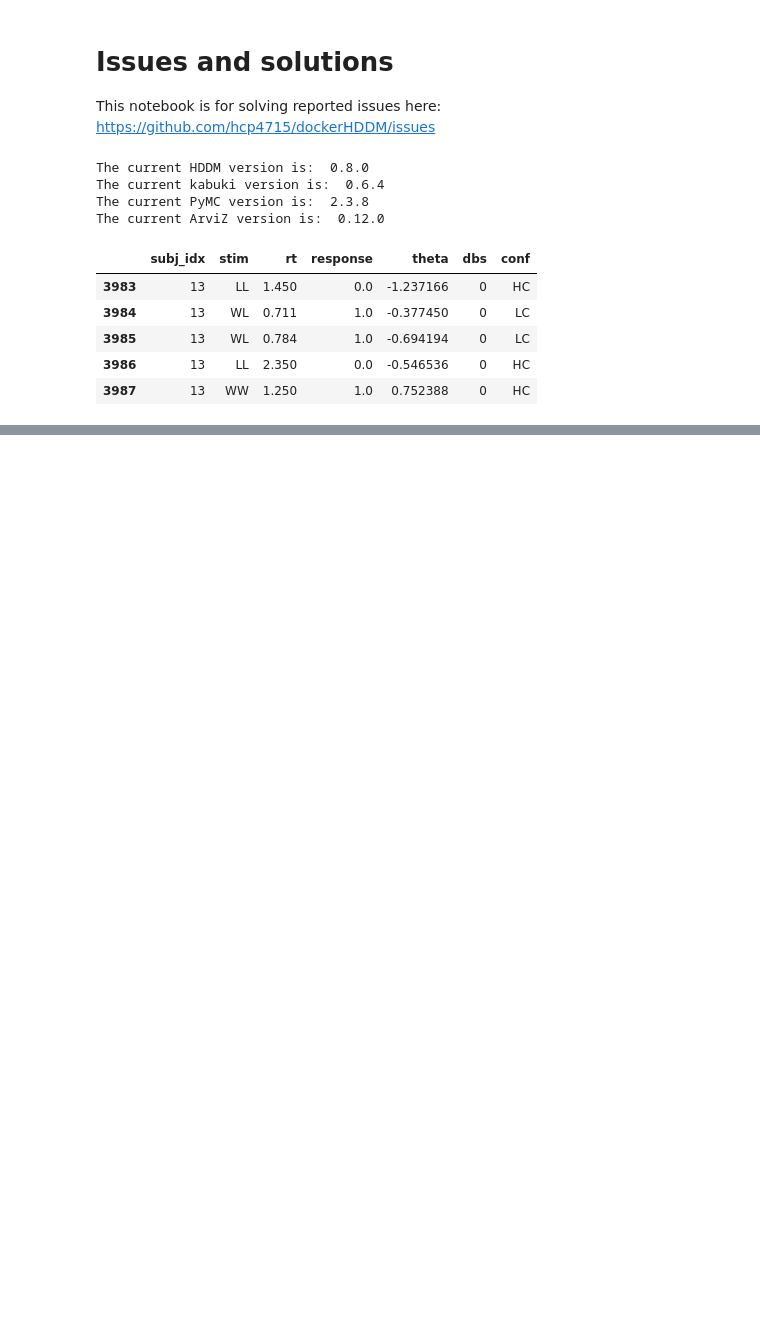
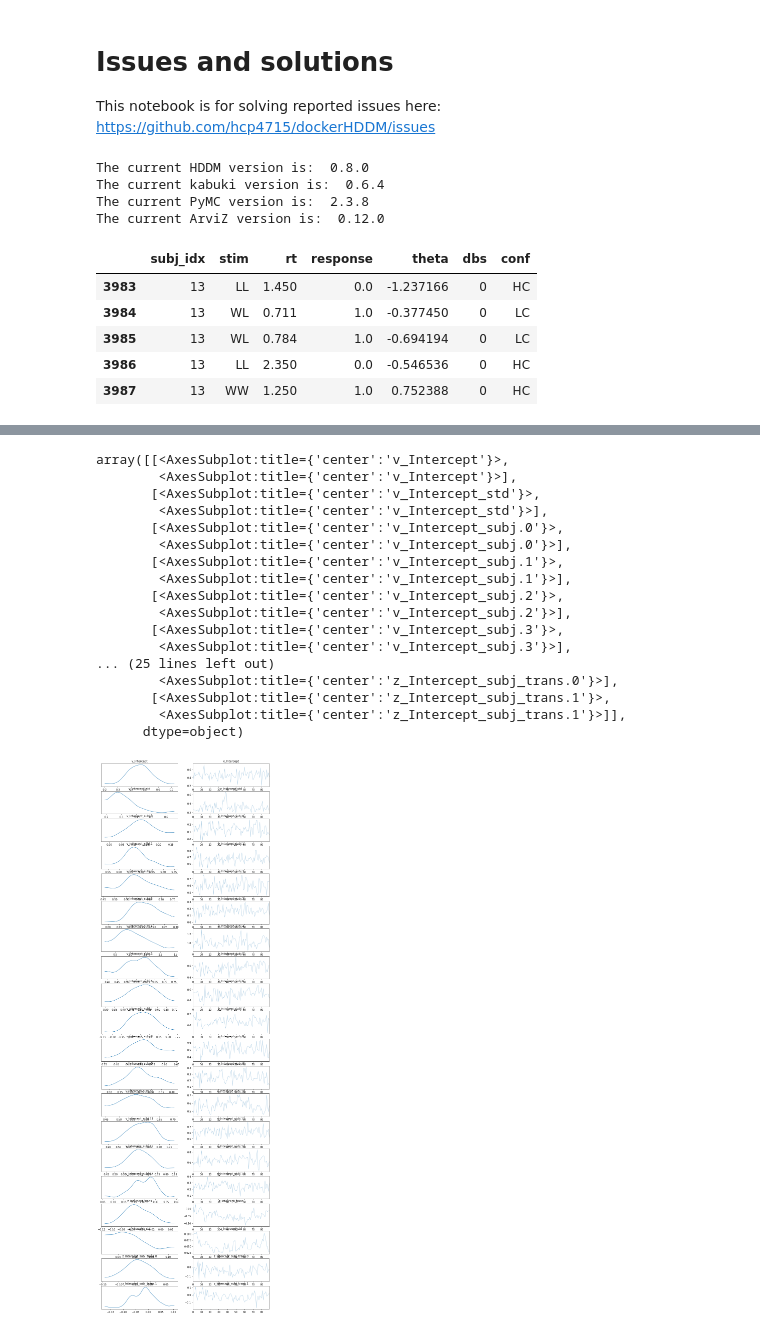
Before and after one commit to hcp4715/dockerHDDM_Guide, a Jupyter notebook: temp/Notebook_for_Issues.ipynb, the cells around one changed output, grey strips where cells are left out. Cells and saved outputs as stored; diff of their text form; code cells hidden in the pictures; blank space fills up the shorter version.

Commit message:
solve issue 3

```diff
--- a/temp/Notebook_for_Issues.ipynb
+++ b/temp/Notebook_for_Issues.ipynb
@@ -79,15 +103,0 @@ def ms1_1(id, df=None, samples=None, burn=None, thin=1, save_name="ms1_1_tmp"):
-# %%
-%%time
-
-chains = 4
-
-file_names = glob.glob("ms1_1_tmp" + "_chain_*[!db]", recursive=False)
-
-if file_names:
-    file_names = sorted(file_names, key=lambda x: x[-1]) # sort filenames by chain ID
-    ms1_1res = []
-    for fname in file_names:
-        print('current loading: ', fname, '\n')
-        ms4res.append(hddm.load(fname))
-else:
-    ms1_1res = p_map(partial(ms1_1, df=data_cavanagh, samples=200, burn=100, save_name="ms1_1_tmp"), range(chains))
@@ -173,0 +137,18 @@ array([[<AxesSubplot:title={'center':'a'}>,
+# %%
+%%time
+
+chains = 1
+
+file_names = glob.glob("ms1_issue3" + "_chain_*[!db]", recursive=False)
+
+if file_names:
+    file_names = sorted(file_names, key=lambda x: x[-1]) # sort filenames by chain ID
+    msi3res = []
+    for fname in file_names:
+        print('current loading: ', fname, '\n')
+        msi3res.append(hddm.load(fname))
+else:
+    msi3res = p_map(partial(ms1_issue3,
+                            df=data_cavanagh,
+                            samples=100,
+                            burn=10, save_name="ms1_issue3"), range(chains))
@@ -173,0 +176,2 @@ array([[<AxesSubplot:title={'center':'a'}>,
+# %%
+InfData_msi3 = InferenceDataFromHDDM(msi3res, nppc = 10, save_name = "msi3res")
@@ -173,0 +190,21 @@ array([[<AxesSubplot:title={'center':'a'}>,
+# %%
+az.plot_trace(InfData_msi3)
+# %% [output]
+array([[<AxesSubplot:title={'center':'v_Intercept'}>,
+        <AxesSubplot:title={'center':'v_Intercept'}>],
+       [<AxesSubplot:title={'center':'v_Intercept_std'}>,
+        <AxesSubplot:title={'center':'v_Intercept_std'}>],
+       [<AxesSubplot:title={'center':'v_Intercept_subj.0'}>,
+        <AxesSubplot:title={'center':'v_Intercept_subj.0'}>],
+       [<AxesSubplot:title={'center':'v_Intercept_subj.1'}>,
+        <AxesSubplot:title={'center':'v_Intercept_subj.1'}>],
+       [<AxesSubplot:title={'center':'v_Intercept_subj.2'}>,
+        <AxesSubplot:title={'center':'v_Intercept_subj.2'}>],
+       [<AxesSubplot:title={'center':'v_Intercept_subj.3'}>,
+        <AxesSubplot:title={'center':'v_Intercept_subj.3'}>],
+... (25 lines left out)
+        <AxesSubplot:title={'center':'z_Intercept_subj_trans.0'}>],
+       [<AxesSubplot:title={'center':'z_Intercept_subj_trans.1'}>,
+        <AxesSubplot:title={'center':'z_Intercept_subj_trans.1'}>]],
+      dtype=object)
+[figure, added]
```
Also changed, not shown: parts of 11 cells of this notebook.
